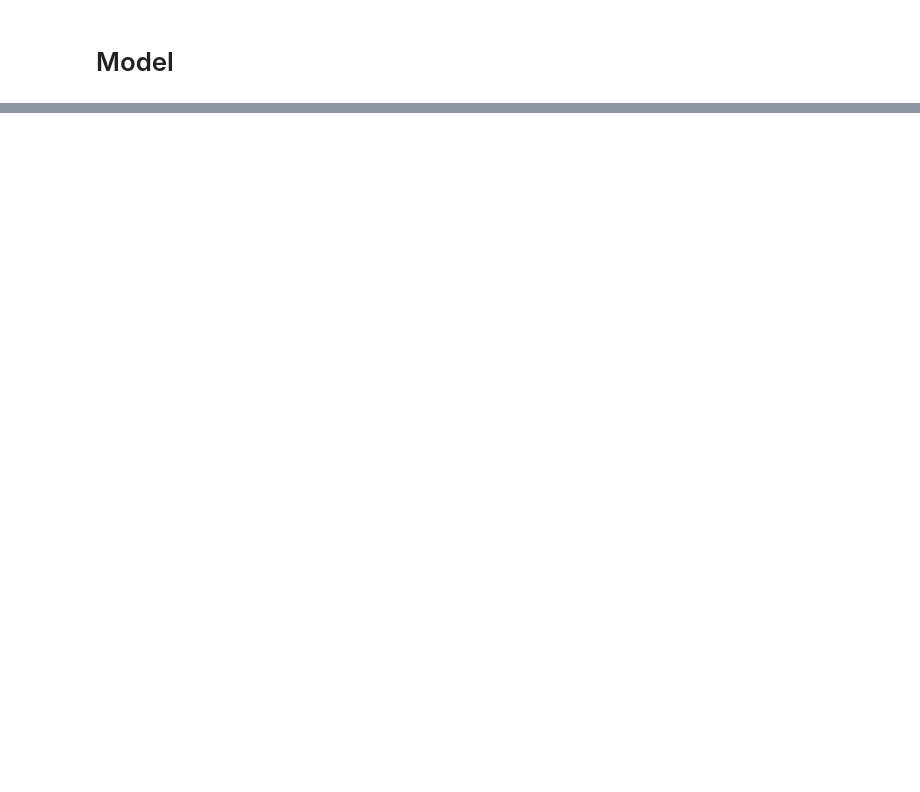
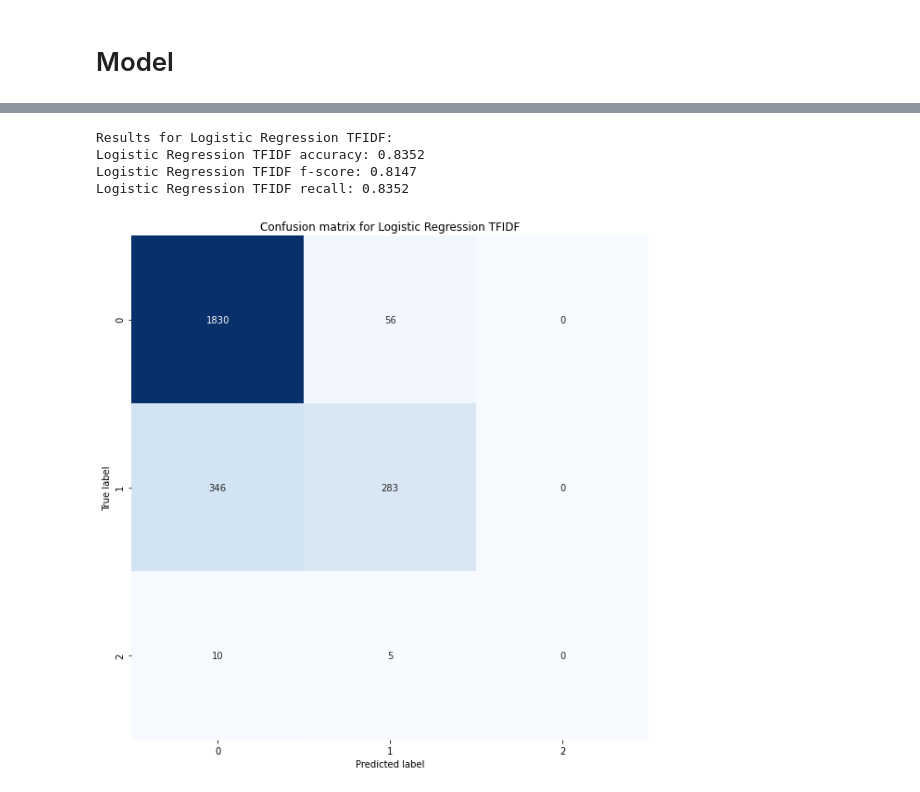
Before and after one commit to PatrykKotulak/Master-thesis, a Jupyter notebook: Hate_Speech_Detection.ipynb, the cells around one changed output, grey strips where cells are left out. Cells and saved outputs as stored; diff of their text form; code cells hidden in the pictures; blank space fills up the shorter version.

```diff
--- a/Hate_Speech_Detection.ipynb
+++ b/Hate_Speech_Detection.ipynb
@@ -200,0 +58,16 @@ result.transpose()
+# %%
+# Logistic Regression
+
+log_reg = Modeling(LogisticRegression(solver='newton-cg'),
+                   data.X_train_tfidf, data.X_val_tfidf, data.y_train, data.y_val, result,
+                   'Logistic Regression TFIDF')
+log_reg.fit_predict()
+log_reg.print_results()
+log_reg.plot_confusion_matrix()
+result = log_reg.add_to_table()
+# %% [output]
+Results for Logistic Regression TFIDF:
+Logistic Regression TFIDF accuracy: 0.8352
+Logistic Regression TFIDF f-score: 0.8147
+Logistic Regression TFIDF recall: 0.8352
+[figure, added]
```
Also changed, not shown: parts of 38 cells of this notebook, 4 other files.
